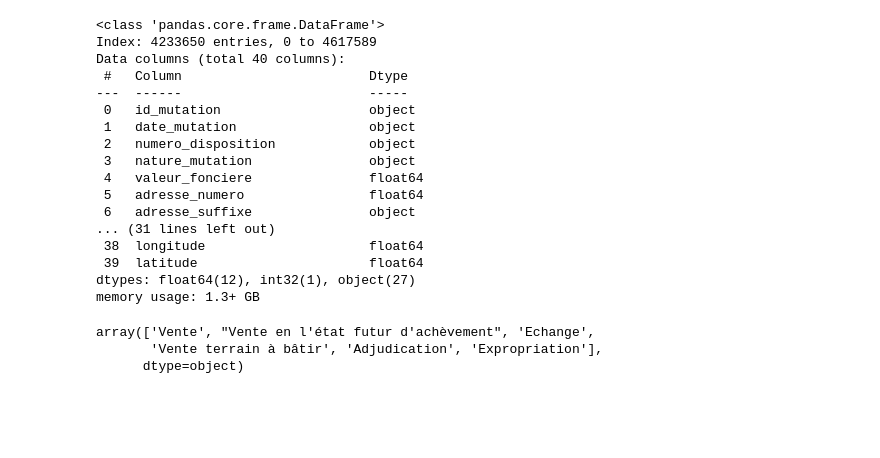
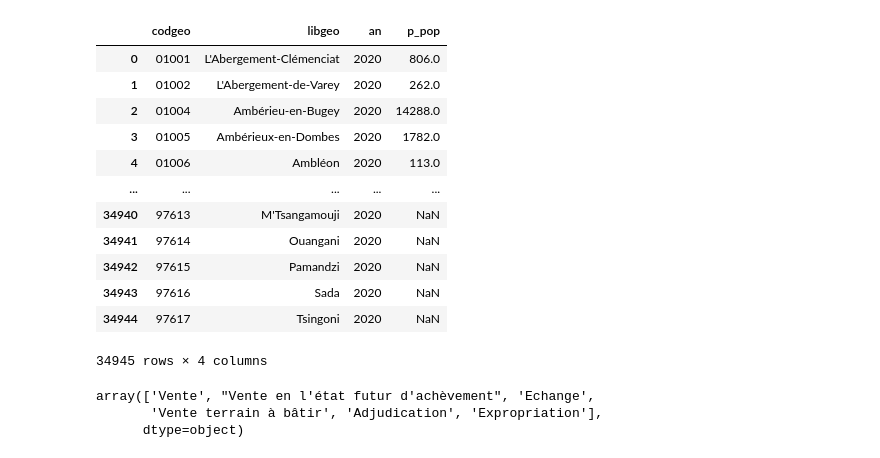
Before and after one commit to arthurdesma/immobilier_ml, a Jupyter notebook: data.ipynb, the cells around one changed output. Saved outputs shown, nothing was run; the diff lists cells and outputs as text; code cells hidden in the pictures; blank space fills up the shorter version.

```diff
--- a/data.ipynb
+++ b/data.ipynb
@@ -50,26 +50,23 @@ dtype_dict = {
 data = pd.read_csv("data/full_2022.csv",dtype=dtype_dict)
 data = data.dropna(subset=['longitude', 'latitude'])
 data = data.drop_duplicates()
-# %%
-data.info()
-# %% [output]
-<class 'pandas.core.frame.DataFrame'>
-Index: 4233650 entries, 0 to 4617589
-Data columns (total 40 columns):
- #   Column                        Dtype
----  ------                        -----
- 0   id_mutation                   object
- 1   date_mutation                 object
- 2   numero_disposition            object
- 3   nature_mutation               object
- 4   valeur_fonciere               float64
- 5   adresse_numero                float64
- 6   adresse_suffixe               object
-... (31 lines left out)
- 38  longitude                     float64
- 39  latitude                      float64
-dtypes: float64(12), int32(1), object(27)
-memory usage: 1.3+ GB
+# %%
+code = pd.read_excel('data\insee_rp_hist_1968.xlsx')
+code
+# %% [output]
+|  | codgeo | libgeo | an | p_pop |
+| 0 | 01001 | L'Abergement-Clémenciat | 2020 | 806.0 |
+| 1 | 01002 | L'Abergement-de-Varey | 2020 | 262.0 |
+| 2 | 01004 | Ambérieu-en-Bugey | 2020 | 14288.0 |
+| 3 | 01005 | Ambérieux-en-Dombes | 2020 | 1782.0 |
+| 4 | 01006 | Ambléon | 2020 | 113.0 |
+| ... | ... | ... | ... | ... |
+| 34940 | 97613 | M'Tsangamouji | 2020 | NaN |
+| 34941 | 97614 | Ouangani | 2020 | NaN |
+| 34942 | 97615 | Pamandzi | 2020 | NaN |
+| 34943 | 97616 | Sada | 2020 | NaN |
+| 34944 | 97617 | Tsingoni | 2020 | NaN |
+34945 rows × 4 columns
 # %%
 data["nature_mutation"].unique()
 # %% [output]
```
Also changed, not shown: parts of 50 cells of this notebook, 1 other file.
